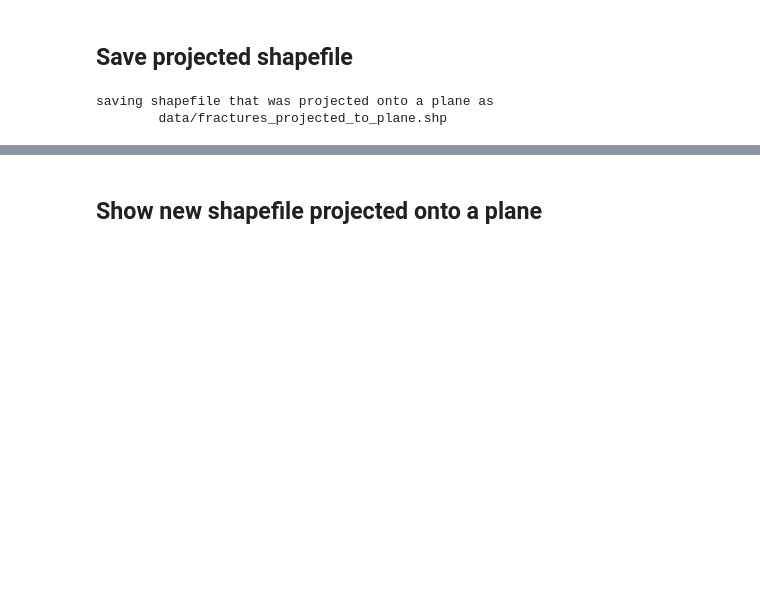
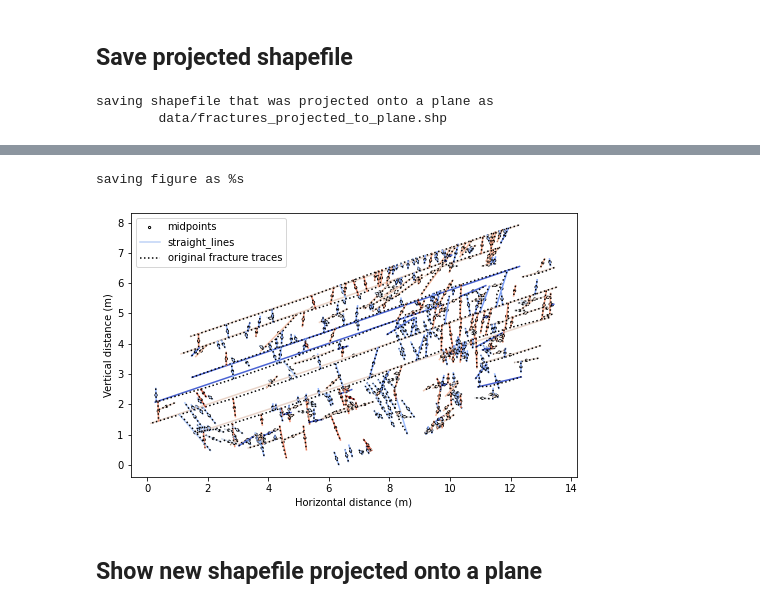
Before and after one commit to ElcoLuijendijk/georef_fracture_traces, a Jupyter notebook: georef_fracture_traces.ipynb, the cells around one changed output, grey strips where cells are left out. Saved outputs shown, nothing was run; the diff lists cells and outputs as text; code cells hidden in the pictures; blank space fills up the shorter version.

```diff
--- a/georef_fracture_traces.ipynb
+++ b/georef_fracture_traces.ipynb
@@ -823,3 +871,49 @@ saving shapefile that was projected onto a plane as
+# %%
+cmap = pl.get_cmap('coolwarm')
+s = 5
+
+colors = [cmap(i) for i in df_midpoints['angle_with_horizontal'].values / 360.]
+
+fig, ax = pl.subplots(1, 1, figsize=(8, 6))
+
+ax.set_aspect('equal')
+
+legm = ax.scatter(df_midpoints['midpoint_x'], df_midpoints['midpoint_y'],
+           edgecolor='black', facecolor='None', s=s)
+
+for ix, c in zip(df_midpoints.index, colors):
+    xm = df_midpoints.loc[ix, 'midpoint_x']
+    ym = df_midpoints.loc[ix, 'midpoint_y']
+
+    angle = df_midpoints.loc[ix, 'angle_with_horizontal']
+
+    length = df_midpoints.loc[ix, 'length']
+
+    dxp = np.cos(np.radians(angle)) * length / 2.0
+    dyp = np.sin(np.radians(angle)) * length / 2.0
+
+    dxp2 = df_midpoints.loc[ix, 'dx']
+    dyp2 = df_midpoints.loc[ix, 'dy']
+
+    #cmap = plt.get_cmap('gnuplot')
+
+    leg_segments, = ax.plot([xm-dxp, xm+dxp], [ym-dyp, ym+dyp], color=c)
+
+    xp, yp = shp_proj.loc[ix].geometry.xy
+    leg_orig, = ax.plot(xp, yp, ls=':', color='black')
+
+ax.legend([legm, leg_segments, leg_orig],
+          ['midpoints', 'straight_lines', 'original fracture traces'])
+
+ax.set_xlabel('Horizontal distance (m)')
+ax.set_ylabel('Vertical distance (m)')
+
+fnf = 'fig/midpoints_and_lines.pdf'
+print('saving figure as %s')
+fig.savefig(fnf)
+# %% [output]
+saving figure as %s
+[figure, added]
 # %% [markdown]
 ## Show new shapefile projected onto a plane
 # %%
```
Also changed, not shown: parts of 4 cells of this notebook, 2 other files.
